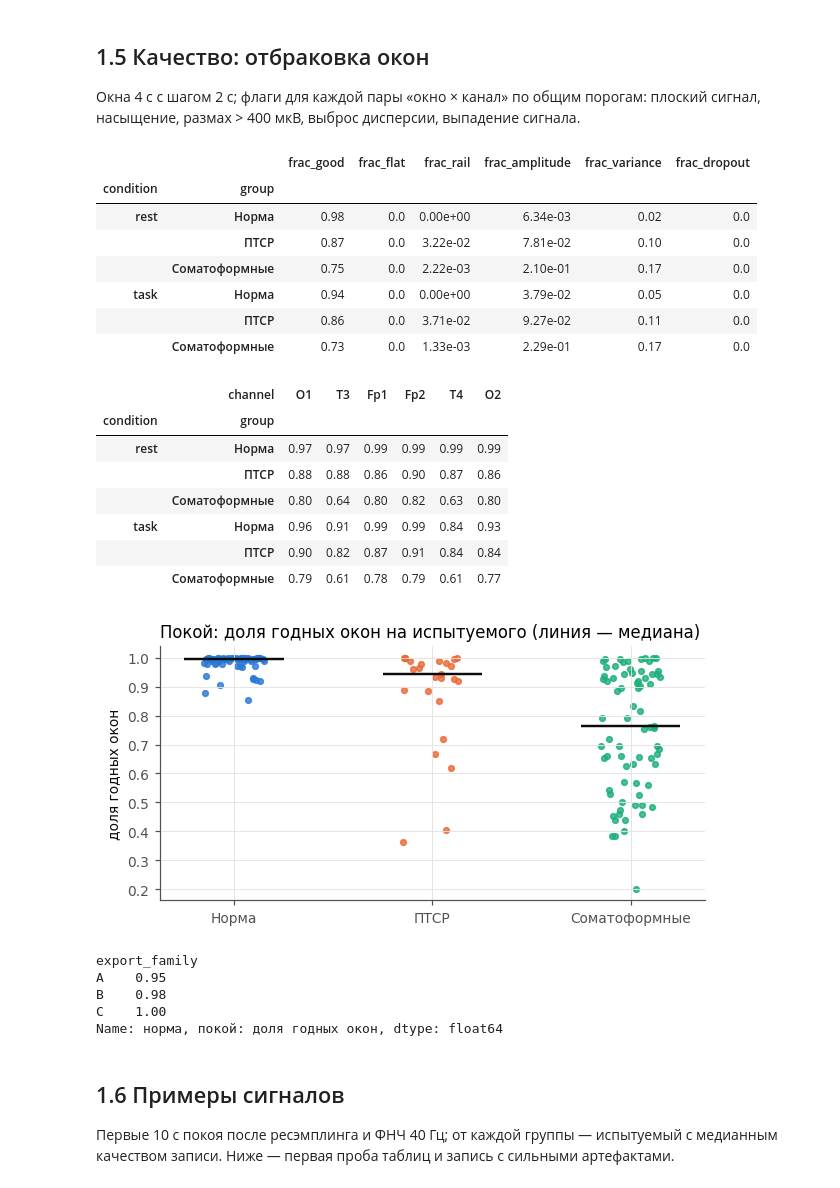
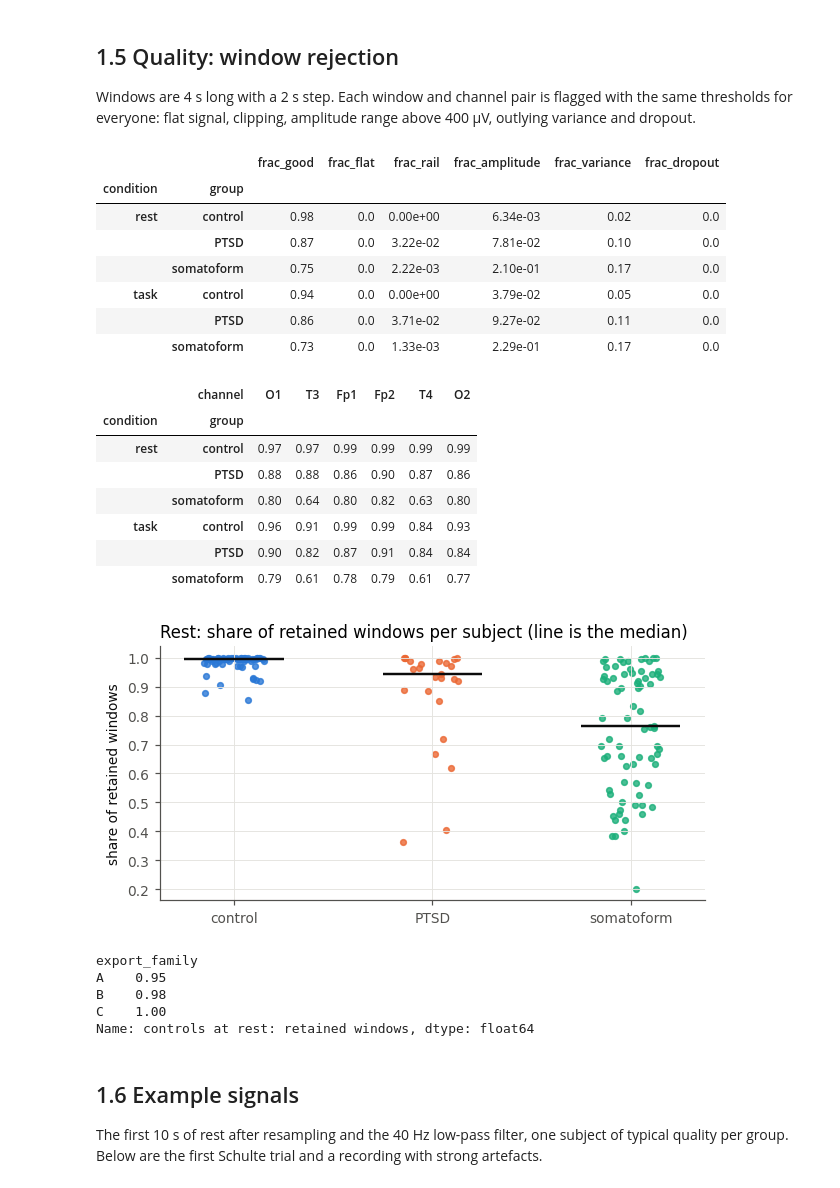
Before and after one commit to igor688-hub/neurodiagnosis-eeg, a Jupyter notebook: results/1-exploration.ipynb, the cells around one changed output. Saved outputs shown, nothing was run; the diff lists cells and outputs as text; code cells hidden in the pictures.

```diff
--- a/results/1-exploration.ipynb
+++ b/results/1-exploration.ipynb
@@ -192,12 +193,12 @@ for i, (cohort, fam, style) in enumerate(strata_beh):
     q = d.groupby("trial")["active_duration_s"].quantile([0.25, 0.5, 0.75]).unstack()
     x = q.index + (i - 1) * 0.08
     ax.errorbar(x, q[0.5], yerr=[q[0.5] - q[0.25], q[0.75] - q[0.5]], color=viz.COHORT_COLORS[cohort], ls=style,
-                marker="o", ms=5, capsize=0, lw=1.6, label=f"{cohort}, формат {fam} (n={d['subject_key'].nunique()})")
+                marker="o", ms=5, capsize=0, lw=1.6, label=f"{viz.english(cohort)}, format {fam} (n={d['subject_key'].nunique()})")
 ax.set_xticks(range(1, 6))
-ax.set_xlabel("номер пробы")
-ax.set_ylabel("длительность, с")
-ax.set_title("Длительность проб без формата C: медиана и межквартильный размах", loc="left")
+ax.set_xlabel("trial")
+ax.set_ylabel("solve time, s")
+ax.set_title("Schulte solve time without format C: median and interquartile range", loc="left")
 ax.legend()
 plt.show()
-task.pivot_table(index=["group", "export_family"], columns="trial", values="active_duration_s", aggfunc="median")
+viz.english(task.pivot_table(index=["group", "export_family"], columns="trial", values="active_duration_s", aggfunc="median"))
 # %% [output]
@@ -231,60 +232,60 @@ pd.crosstab(pd.cut(controls["age"], [18, 29, 45, 64], labels=["18–29", "30–4
 | 30–45 | 3 | 2 | 17 |
 | 46–64 | 2 | 0 | 12 |
 # %% [markdown]
-## 1.5 Качество: отбраковка окон
+## 1.5 Quality: window rejection
 
-Окна 4 с с шагом 2 с; флаги для каждой пары «окно × канал» по общим порогам: плоский сигнал, насыщение, размах > 400 мкВ, выброс дисперсии, выпадение сигнала.
+Windows are 4 s long with a 2 s step. Each window and channel pair is flagged with the same thresholds for everyone: flat signal, clipping, amplitude range above 400 µV, outlying variance and dropout.
 # %%
 qc = preprocessing.rejection_table(registry, cfg).merge(
     registry[["relpath", "group", "condition", "export_family", "subject_key"]], on="relpath")
 qc["frac_good"] = qc["n_good"] / qc["n_windows"].replace(0, np.nan)
 flag_cols = ["frac_good", "frac_flat", "frac_rail", "frac_amplitude", "frac_variance", "frac_dropout"]
-qc.groupby(["condition", "group"])[flag_cols].mean()
+viz.english(qc.groupby(["condition", "group"])[flag_cols].mean())
 # %% [output]
 |  |  | frac_good | frac_flat | frac_rail | frac_amplitude | frac_variance | frac_dropout |
 | condition | group |  |  |  |  |  |  |
-| rest | Норма | 0.98 | 0.0 | 0.00e+00 | 6.34e-03 | 0.02 | 0.0 |
-|  | ПТСР | 0.87 | 0.0 | 3.22e-02 | 7.81e-02 | 0.10 | 0.0 |
-|  | Соматоформные | 0.75 | 0.0 | 2.22e-03 | 2.10e-01 | 0.17 | 0.0 |
-| task | Норма | 0.94 | 0.0 | 0.00e+00 | 3.79e-02 | 0.05 | 0.0 |
-|  | ПТСР | 0.86 | 0.0 | 3.71e-02 | 9.27e-02 | 0.11 | 0.0 |
-|  | Соматоформные | 0.73 | 0.0 | 1.33e-03 | 2.29e-01 | 0.17 | 0.0 |
+| rest | control | 0.98 | 0.0 | 0.00e+00 | 6.34e-03 | 0.02 | 0.0 |
+|  | PTSD | 0.87 | 0.0 | 3.22e-02 | 7.81e-02 | 0.10 | 0.0 |
+|  | somatoform | 0.75 | 0.0 | 2.22e-03 | 2.10e-01 | 0.17 | 0.0 |
+| task | control | 0.94 | 0.0 | 0.00e+00 | 3.79e-02 | 0.05 | 0.0 |
+|  | PTSD | 0.86 | 0.0 | 3.71e-02 | 9.27e-02 | 0.11 | 0.0 |
+|  | somatoform | 0.73 | 0.0 | 1.33e-03 | 2.29e-01 | 0.17 | 0.0 |
 # %%
-qc.pivot_table(index=["condition", "group"], columns="channel", values="frac_good")[list(config.CHANNELS)]
+viz.english(qc.pivot_table(index=["condition", "group"], columns="channel", values="frac_good")[list(config.CHANNELS)])
 # %% [output]
 |  | channel | O1 | T3 | Fp1 | Fp2 | T4 | O2 |
 | condition | group |  |  |  |  |  |  |
-| rest | Норма | 0.97 | 0.97 | 0.99 | 0.99 | 0.99 | 0.99 |
-|  | ПТСР | 0.88 | 0.88 | 0.86 | 0.90 | 0.87 | 0.86 |
-|  | Соматоформные | 0.80 | 0.64 | 0.80 | 0.82 | 0.63 | 0.80 |
-| task | Норма | 0.96 | 0.91 | 0.99 | 0.99 | 0.84 | 0.93 |
-|  | ПТСР | 0.90 | 0.82 | 0.87 | 0.91 | 0.84 | 0.84 |
-|  | Соматоформные | 0.79 | 0.61 | 0.78 | 0.79 | 0.61 | 0.77 |
+| rest | control | 0.97 | 0.97 | 0.99 | 0.99 | 0.99 | 0.99 |
+|  | PTSD | 0.88 | 0.88 | 0.86 | 0.90 | 0.87 | 0.86 |
+|  | somatoform | 0.80 | 0.64 | 0.80 | 0.82 | 0.63 | 0.80 |
+| task | control | 0.96 | 0.91 | 0.99 | 0.99 | 0.84 | 0.93 |
+|  | PTSD | 0.90 | 0.82 | 0.87 | 0.91 | 0.84 | 0.84 |
+|  | somatoform | 0.79 | 0.61 | 0.78 | 0.79 | 0.61 | 0.77 |
 # %%
 rest_qc = qc[qc["condition"] == "rest"]
 per_subject = rest_qc.groupby(["group", "subject_key"])["frac_good"].mean()
 fig, ax = plt.subplots(figsize=(6.4, 3.0))
 for i, cohort in enumerate(COHORTS):
     v = per_subject.loc[cohort].to_numpy()
     jitter = np.random.default_rng(0).uniform(-0.15, 0.15, v.size)
     ax.scatter(i + jitter, v, s=14, color=viz.COHORT_COLORS[cohort], alpha=0.8)
     ax.hlines(np.median(v), i - 0.25, i + 0.25, color="#0b0b0b", lw=1.6)
-ax.set_xticks(range(3), COHORTS)
-ax.set_ylabel("доля годных окон")
-ax.set_title("Покой: доля годных окон на испытуемого (линия — медиана)", loc="left")
+ax.set_xticks(range(3), [viz.english(c) for c in COHORTS])
+ax.set_ylabel("share of retained windows")
+ax.set_title("Rest: share of retained windows per subject (line is the median)", loc="left")
 plt.show()
-rest_qc[rest_qc["group"] == config.GROUP_CONTROL].groupby("export_family")["frac_good"].mean().rename("норма, покой: доля годных окон")
+rest_qc[rest_qc["group"] == config.GROUP_CONTROL].groupby("export_family")["frac_good"].mean().rename("controls at rest: retained windows")
 # %% [output]
-[figure, old version]
+[figure, new version]
 export_family
 A    0.95
 B    0.98
 C    1.00
-Name: норма, покой: доля годных окон, dtype: float64
+Name: controls at rest: retained windows, dtype: float64
 # %% [markdown]
-## 1.6 Примеры сигналов
+## 1.6 Example signals
 
-Первые 10 с покоя после ресэмплинга и ФНЧ 40 Гц; от каждой группы — испытуемый с медианным качеством записи. Ниже — первая проба таблиц и запись с сильными артефактами.
+The first 10 s of rest after resampling and the 40 Hz low-pass filter, one subject of typical quality per group. Below are the first Schulte trial and a recording with strong artefacts.
 # %%
 def conditioned(relpath: str) -> np.ndarray:
     rec = dataset.load_record(config.DATA_DIR / relpath)
```
Also changed, not shown: parts of 50 cells of this notebook, 4 other files.
